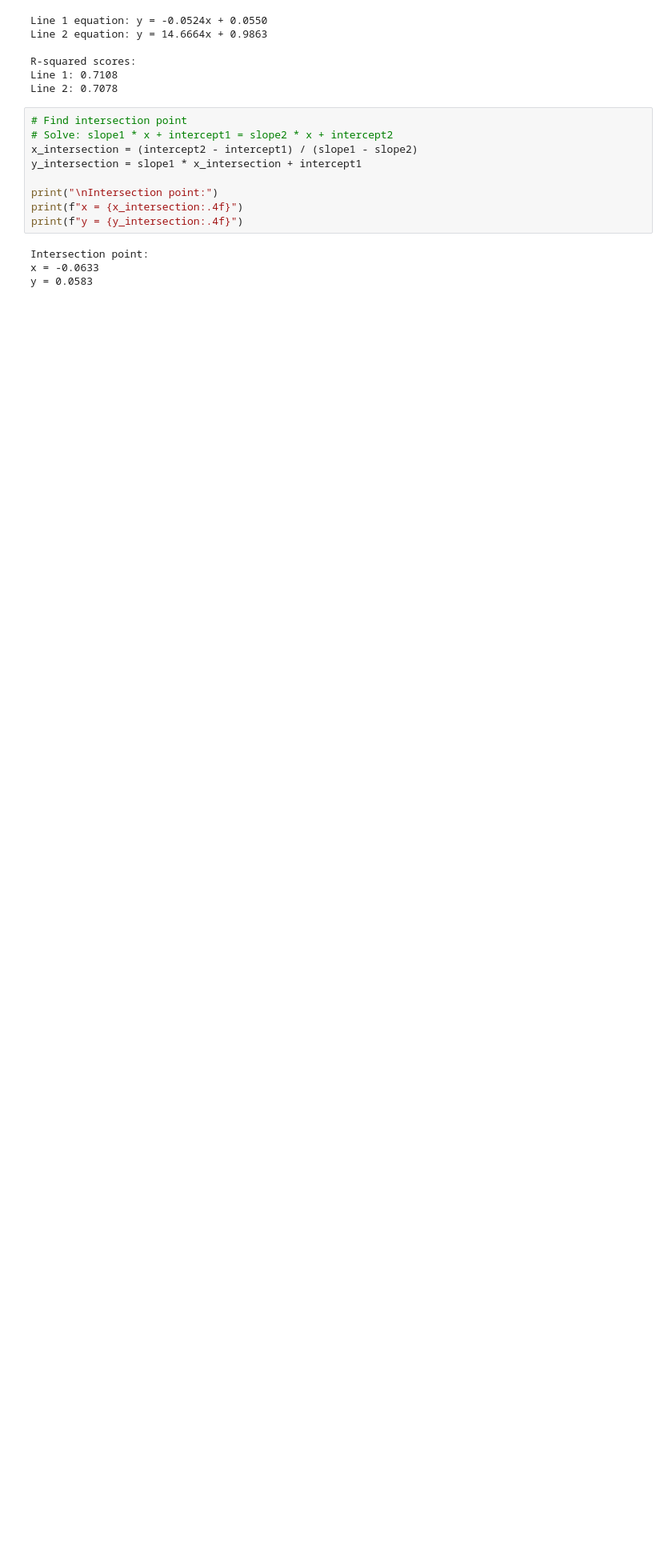
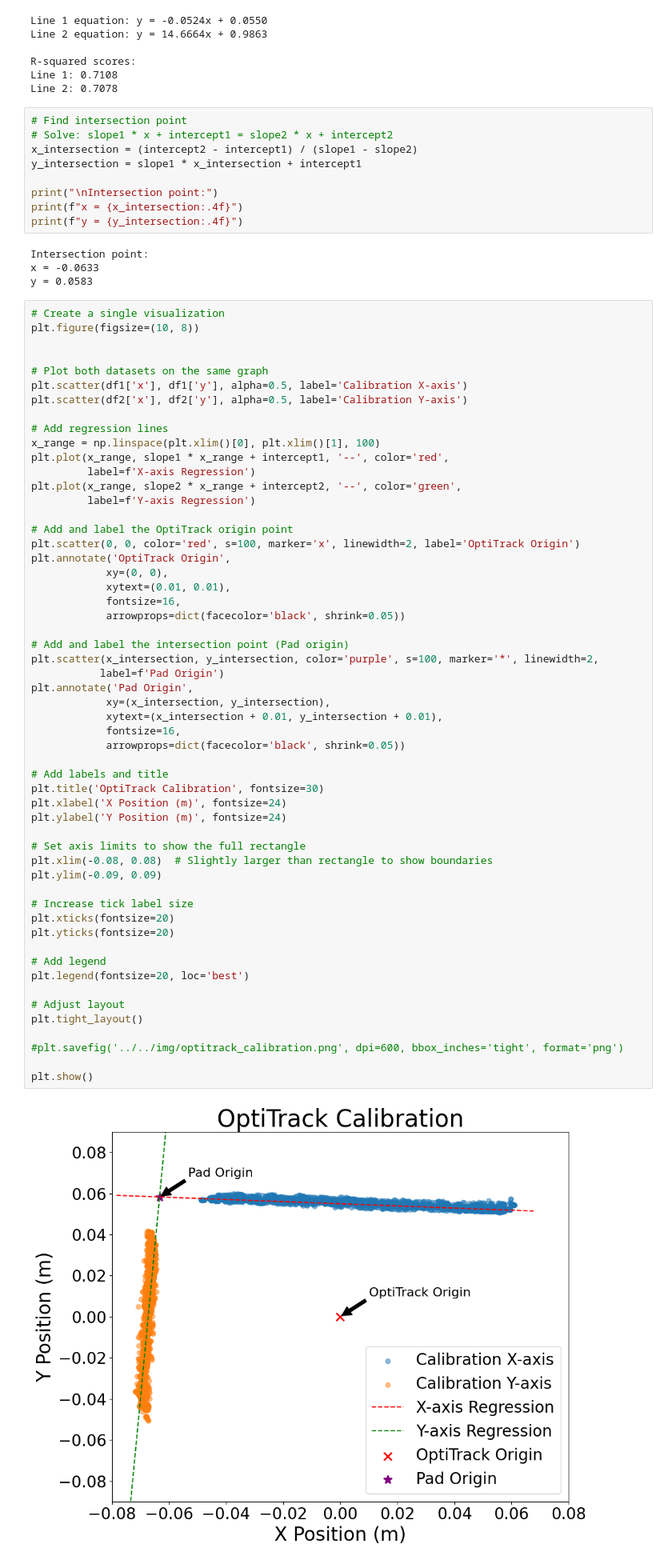
Before and after one commit to rayangdn/virtual_tactile_pad, a Jupyter notebook: ros_ws/src/virtual_tactile_pad/utils/optitrack_experiments/optitrack_origin.ipynb, the cells around one changed output. Shown: that part at 80% size. Saved outputs shown, nothing was run; the diff lists cells and outputs as text; blank space fills up the shorter version.

```diff
--- a/ros_ws/src/virtual_tactile_pad/utils/optitrack_experiments/optitrack_origin.ipynb
+++ b/ros_ws/src/virtual_tactile_pad/utils/optitrack_experiments/optitrack_origin.ipynb
@@ -84,3 +118,60 @@ print(f"y = {y_intersection:.4f}")
 Intersection point:
 x = -0.0633
 y = 0.0583
+# %%
+# Create a single visualization
+plt.figure(figsize=(10, 8))
+
+
+# Plot both datasets on the same graph
+plt.scatter(df1['x'], df1['y'], alpha=0.5, label='Calibration X-axis')
+plt.scatter(df2['x'], df2['y'], alpha=0.5, label='Calibration Y-axis')
+
+# Add regression lines
+x_range = np.linspace(plt.xlim()[0], plt.xlim()[1], 100)
+plt.plot(x_range, slope1 * x_range + intercept1, '--', color='red',
+         label=f'X-axis Regression')
+plt.plot(x_range, slope2 * x_range + intercept2, '--', color='green',
+         label=f'Y-axis Regression')
+
+# Add and label the OptiTrack origin point
+plt.scatter(0, 0, color='red', s=100, marker='x', linewidth=2, label='OptiTrack Origin')
+plt.annotate('OptiTrack Origin',
+            xy=(0, 0),
+            xytext=(0.01, 0.01),
+            fontsize=16,
+            arrowprops=dict(facecolor='black', shrink=0.05))
+
+# Add and label the intersection point (Pad origin)
+plt.scatter(x_intersection, y_intersection, color='purple', s=100, marker='*', linewidth=2,
+           label=f'Pad Origin')
+plt.annotate('Pad Origin',
+            xy=(x_intersection, y_intersection),
+            xytext=(x_intersection + 0.01, y_intersection + 0.01),
+            fontsize=16,
+            arrowprops=dict(facecolor='black', shrink=0.05))
+
+# Add labels and title
+plt.title('OptiTrack Calibration', fontsize=30)
+plt.xlabel('X Position (m)', fontsize=24)
+plt.ylabel('Y Position (m)', fontsize=24)
+
+# Set axis limits to show the full rectangle
+plt.xlim(-0.08, 0.08)  # Slightly larger than rectangle to show boundaries
+plt.ylim(-0.09, 0.09)
+
+# Increase tick label size
+plt.xticks(fontsize=20)
+plt.yticks(fontsize=20)
+
+# Add legend
+plt.legend(fontsize=20, loc='best')
+
+# Adjust layout
+plt.tight_layout()
+
+#plt.savefig('../../img/optitrack_calibration.png', dpi=600, bbox_inches='tight', format='png')
+
+plt.show()
+# %% [output]
+[figure, added]
```
Also changed, not shown: parts of 1 cell of this notebook, 12 other files.
